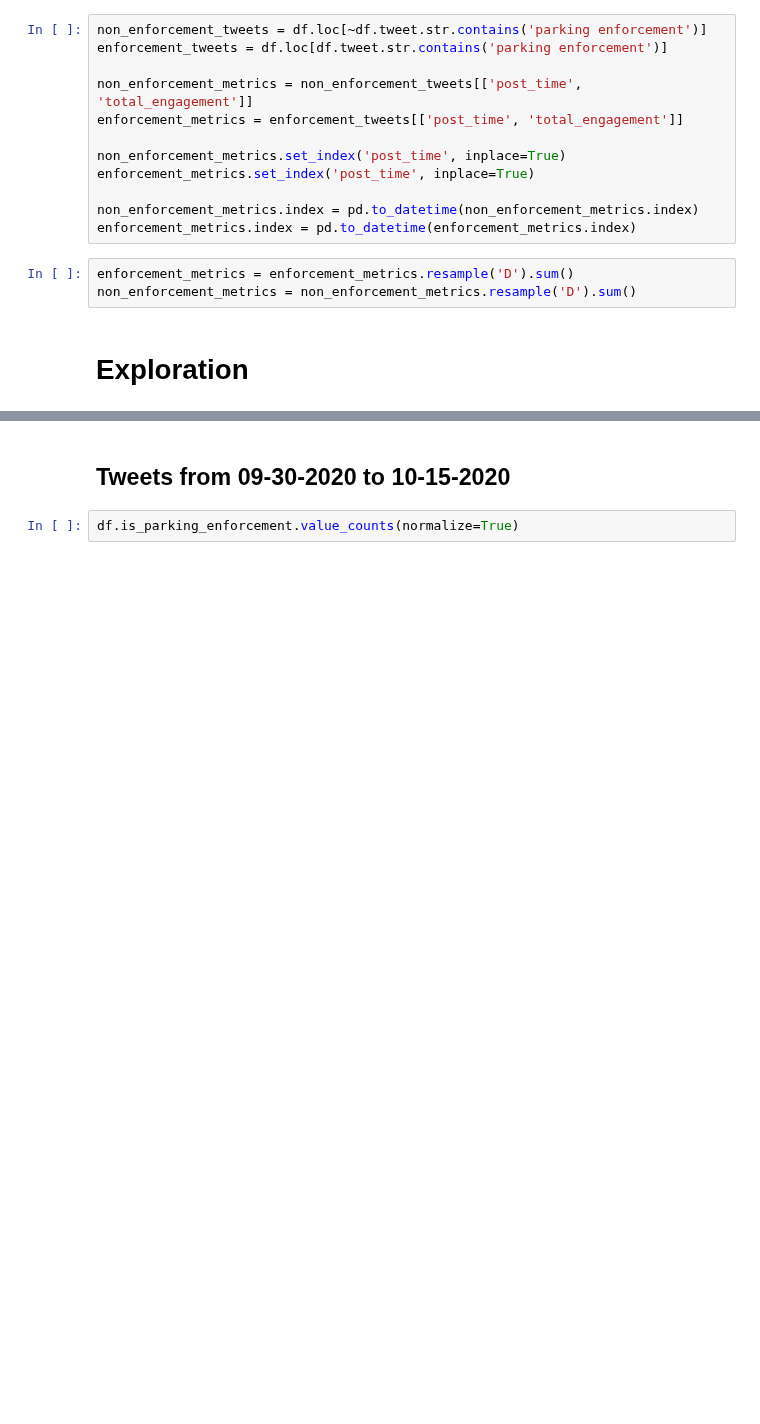
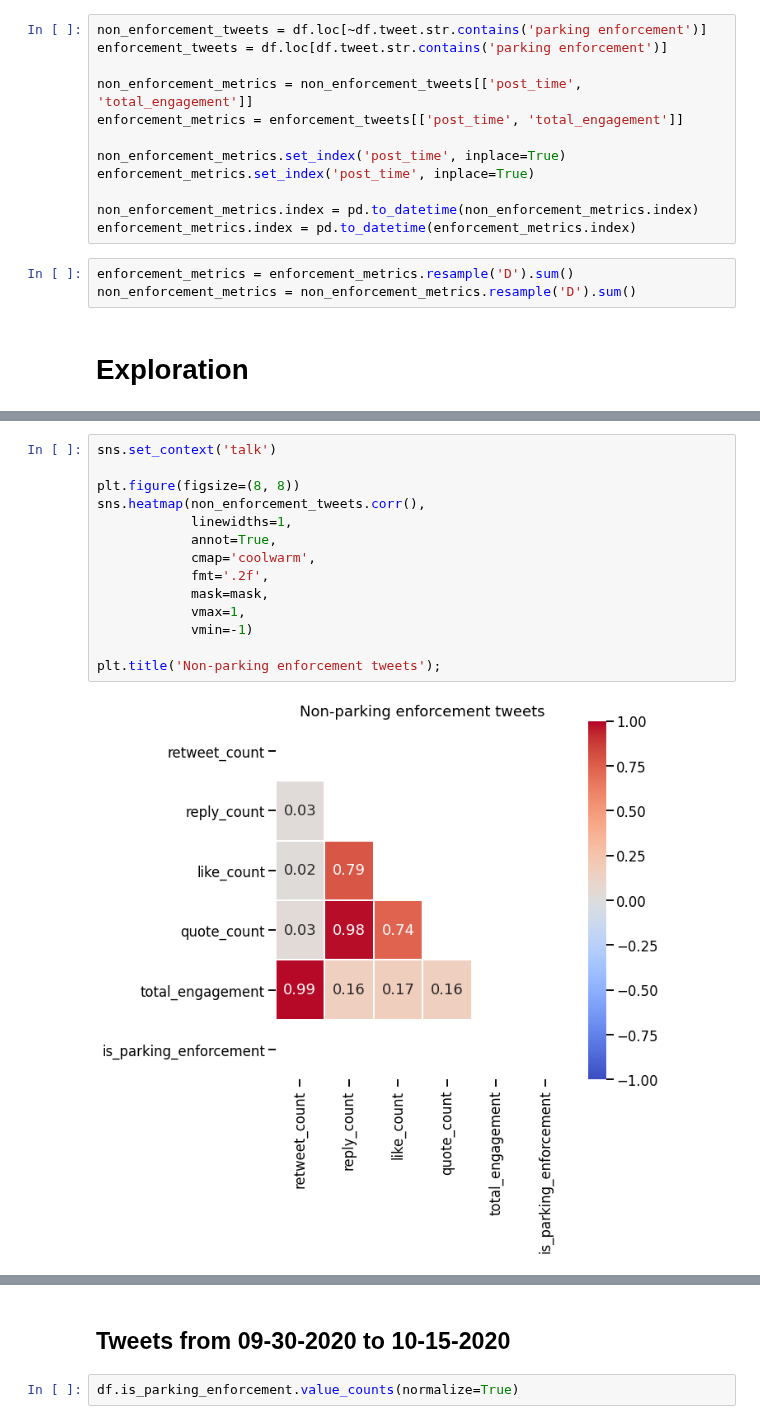
Before and after one commit to Promeos/LADOT-COVID19-enforcement, a Jupyter notebook: MVP-Tweets.ipynb, the cells around one changed output, grey strips where cells are left out. Cells and saved outputs as stored; diff of their text form; blank space fills up the shorter version.

```diff
--- a/MVP-Tweets.ipynb
+++ b/MVP-Tweets.ipynb
@@ -121,0 +130,16 @@ sns.heatmap(enforcement_tweets.corr());
+# %%
+sns.set_context('talk')
+
+plt.figure(figsize=(8, 8))
+sns.heatmap(non_enforcement_tweets.corr(),
+            linewidths=1,
+            annot=True,
+            cmap='coolwarm',
+            fmt='.2f',
+            mask=mask,
+            vmax=1,
+            vmin=-1)
+
+plt.title('Non-parking enforcement tweets');
+# %% [output]
+[figure, added]
```
Also changed, not shown: parts of 19 cells of this notebook.
